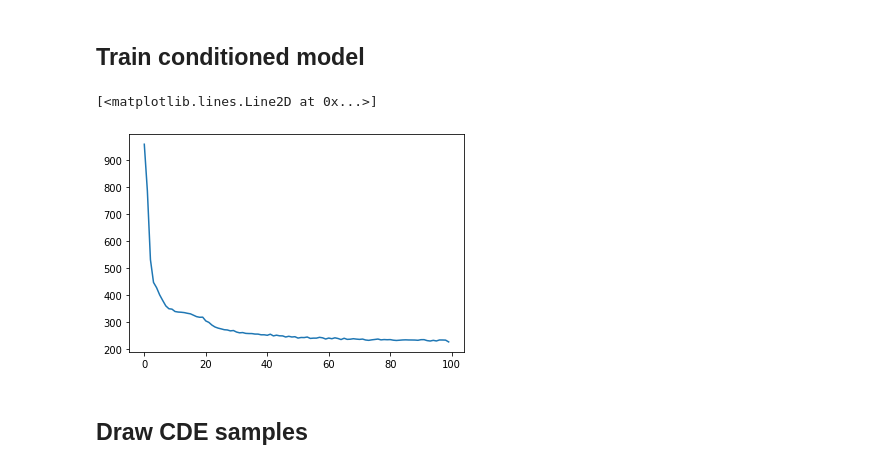
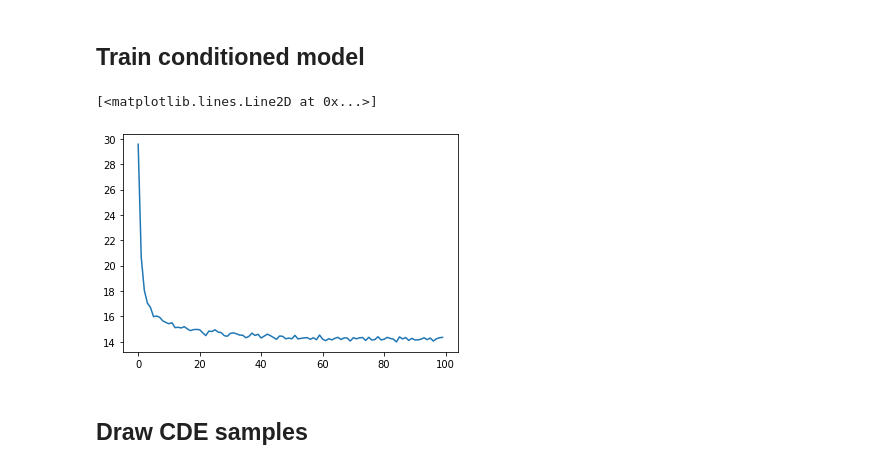
Before and after one commit to harrya32/conditional_diffusion_simulation, a Jupyter notebook: BOD example.ipynb, the cells around one changed output. Saved outputs shown, nothing was run; the diff lists cells and outputs as text; code cells hidden in the pictures.

Commit message:
changes to plotting

```diff
--- a/BOD example.ipynb
+++ b/BOD example.ipynb
@@ -152,12 +152,12 @@ array([-0.02717876,  1.2549562 ], dtype=float32)
 ## Train conditioned model
 # %%
 score_model = cde_ScoreNet_BOD(marginal_prob_std=marginal_prob_std_fn)
-losses = train_model(score_model, data, CDE_loss_fn_BOD, marginal_prob_std_fn, 'import_test.pth', epochs = 100, batch_size = 1000)
+losses_cde = train_model(score_model, data, CDE_loss_fn_BOD, marginal_prob_std_fn, 'BOD_test_cde.pth', epochs = 100, batch_size = 64)
 # %%
-plt.plot(losses)
+plt.plot(losses_cde)
 # %% [output]
 [<matplotlib.lines.Line2D at 0x...>]
-[figure, old version]
+[figure, new version]
 # %% [markdown]
 ## Draw CDE samples
 # %%
```
Also changed, not shown: parts of 29 cells of this notebook, 3 other files.
